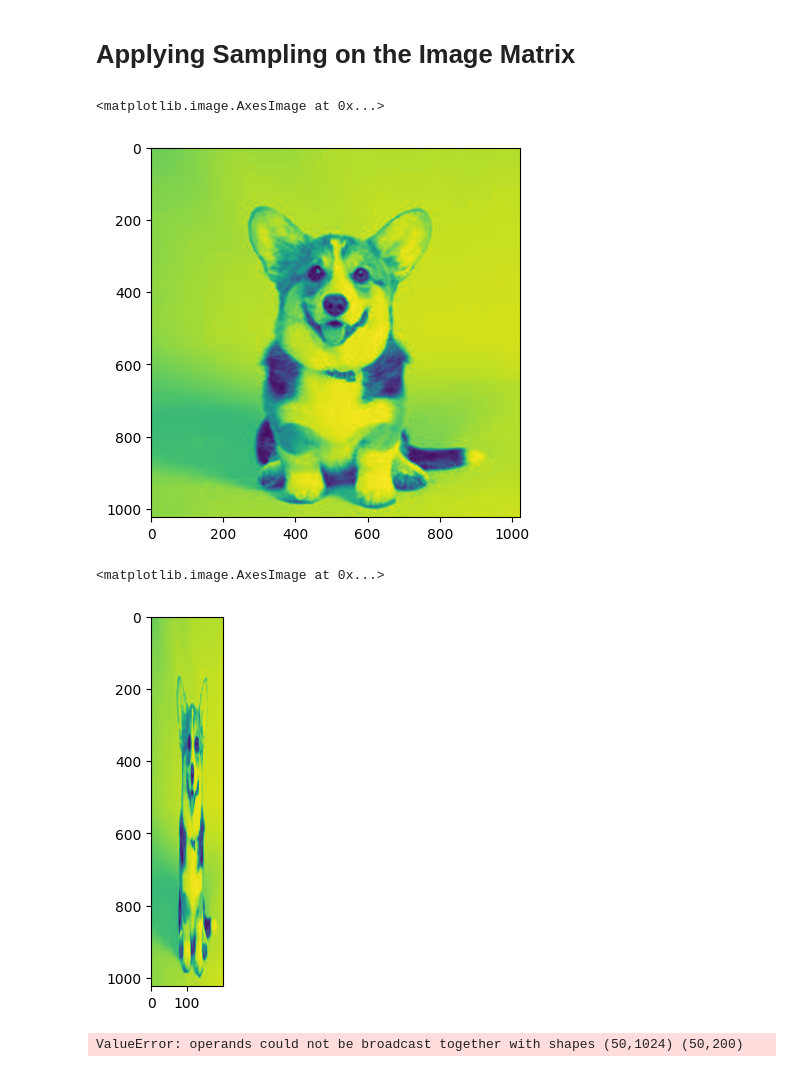
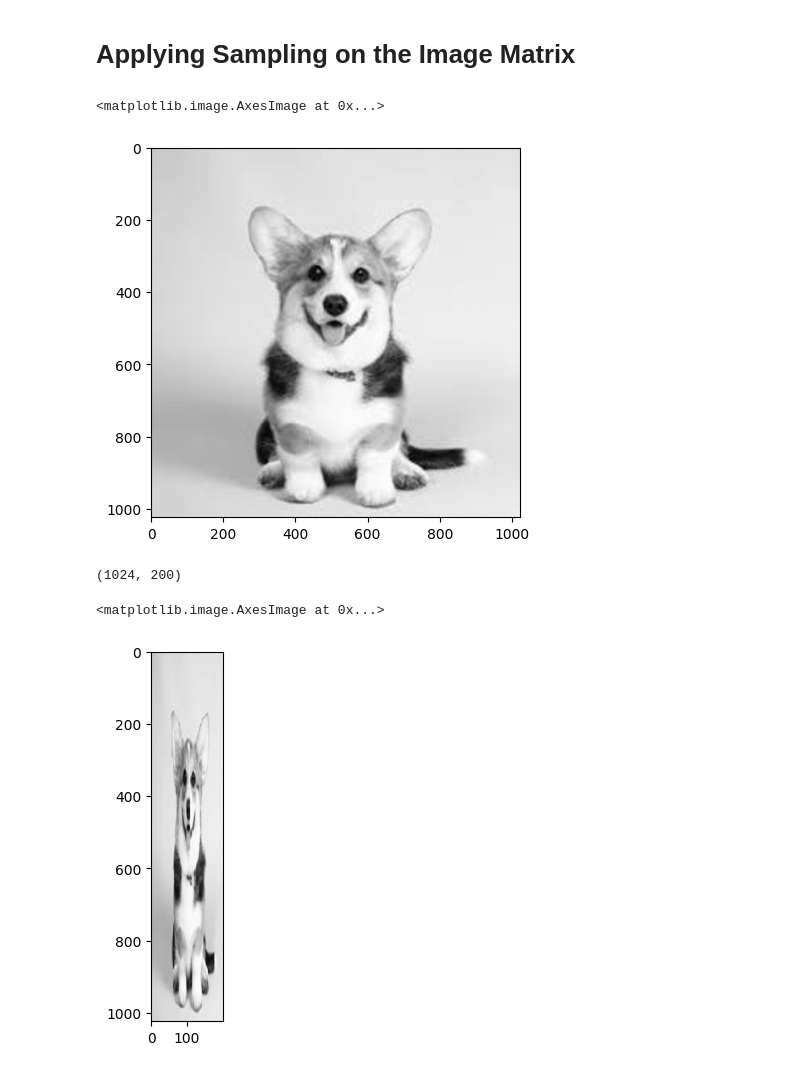
Before and after one commit to Hit2737/CS328_Intro_to_Data_Science_Project, a Jupyter notebook: file1.ipynb, the cells around one changed output. Saved outputs shown, nothing was run; the diff lists cells and outputs as text; code cells hidden in the pictures.

```diff
--- a/file1.ipynb
+++ b/file1.ipynb
@@ -179,10 +181,10 @@ Applying Sampling on the Image Matrix
 # %%
 A = load_image('image2.jpg', size=(1024,1024))
 # %%
-plt.imshow(A)
+plt.imshow(A, cmap='gray')
 # %% [output]
 <matplotlib.image.AxesImage at 0x...>
-[figure, old version]
+[figure, new version]
 # %%
 def Random_Sampling(col_iter: zip, k: int, total_cols: int):
     """
@@ -200,32 +202,12 @@ def Random_Sampling(col_iter: zip, k: int, total_cols: int):
 # %%
 col_iter = zip(*A)
 A_sampled,col_num = Random_Sampling(col_iter, 200, 1024)
+# %%
+A_sampled.shape
+# %% [output]
+(1024, 200)
 # %%
-plt.imshow(A_sampled)
+plt.imshow(A_sampled, cmap='gray')
 # %% [output]
 <matplotlib.image.AxesImage at 0x...>
-[figure, old version]
+[figure, new version]
-# %%
-def Sampled_NNMF(sampled_matrix: np.array, n_components: int, col_num: list, true_matrix_shape: tuple):
-    n, m = true_matrix_shape
-    W = np.random.rand(n, n_components)
-    H = np.random.rand(n_components, m)
-    # Transpose the sampled_matrix
-    sampled_matrix = sampled_matrix.T
-    '''Using Kulback-Leibler Divergence as the loss function'''
-
-    # we have to write our own implementation -- the one below is not correct for sampled matrix
-
-
-    # for i in range(1000):
-    #     H = H * (W.T @ sampled_matrix) / (W.T @ W @ H)
-    #     W = W * (sampled_matrix @ H.T) / (W @ H @ H.T)
-    # A_ = W @ H
-    # A = np.zeros((n,m))
-    # for i, col in enumerate(col_num):
-    #     A[:,col] = A_[:,i]
-    # return A
-
-A_pred = Sampled_NNMF(A_sampled.T, 50, col_num, A.shape)
-# %% [output]
-ValueError: operands could not be broadcast together with shapes (50,1024) (50,200)
```
Also changed, not shown: parts of 9 cells of this notebook.
